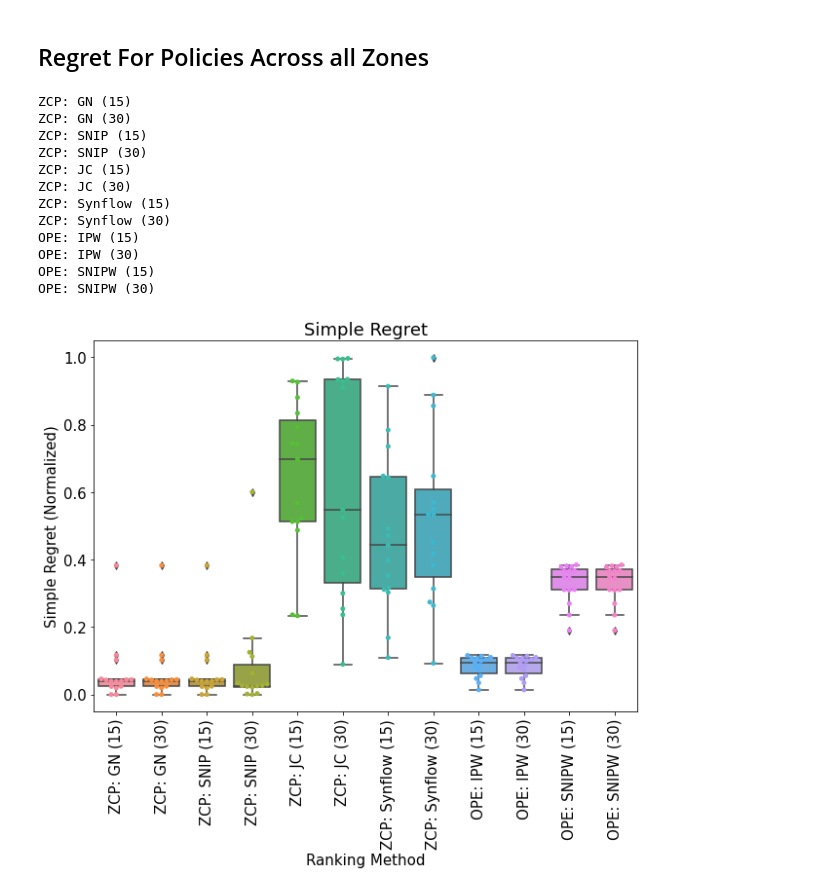
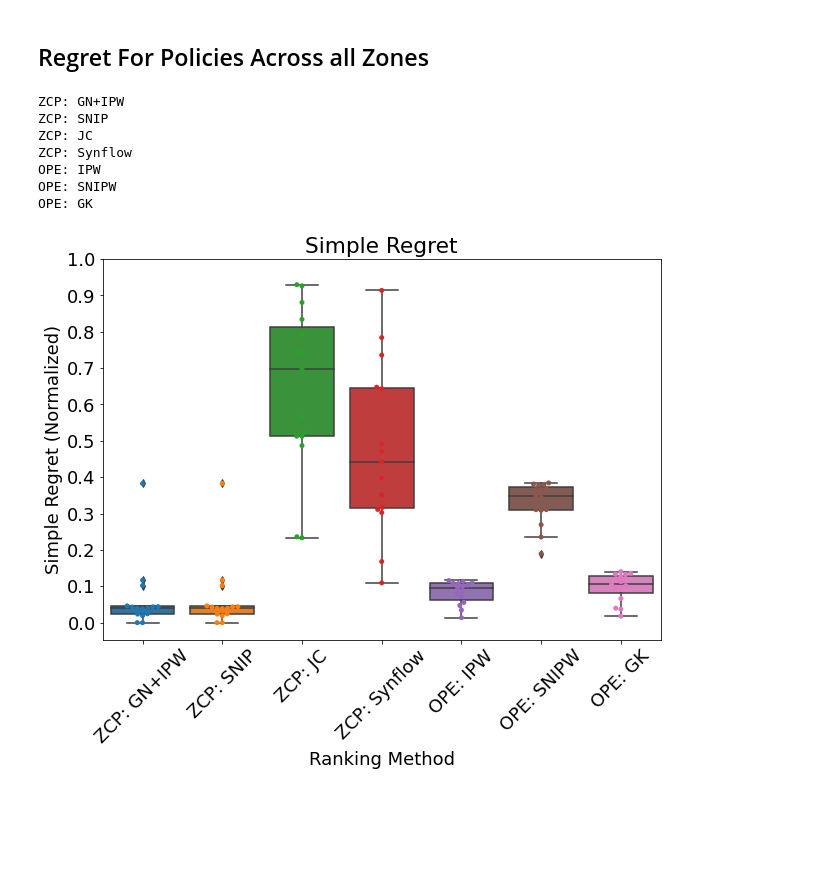
Before and after one commit to sustainable-computing/building-MARL, a Jupyter notebook: studies/PolicyRankingRegretAtKPlots_new_policies.ipynb, the cells around one changed output. Cells and saved outputs as stored; diff of their text form; code cells hidden in the pictures; blank space fills up the shorter version.

```diff
--- a/studies/PolicyRankingRegretAtKPlots_new_policies.ipynb
+++ b/studies/PolicyRankingRegretAtKPlots_new_policies.ipynb
@@ -36,18 +36,20 @@ def convert_to_df(policy_map, col_names=["policy","zone","score"]):
 # %%
 raw_scores_locs = {
     # "UCB: 1-Day Eval": "data/ucb_raw_scores_19_07_2022.pkl",
-    "ZCP: GN (15)": "data/grad_norm_raw_scores_15_days_19_07_2022_new_policies.pkl",
-    "ZCP: GN (30)": "data/grad_norm_raw_scores_30_days_19_07_2022_new_policies.pkl",
-    "ZCP: SNIP (15)": "data/snip_raw_scores_15_days_19_07_2022_new_policies.pkl",
-    "ZCP: SNIP (30)": "data/snip_raw_scores_30_days_19_07_2022_new_policies.pkl",
-    "ZCP: JC (15)": "data/jacob_cov_raw_scores_15_days_19_07_2022_new_policies.pkl",
-    "ZCP: JC (30)": "data/jacob_cov_raw_scores_30_days_19_07_2022_new_policies.pkl",
-    "ZCP: Synflow (15)": "data/synflow_raw_scores_15_days_19_07_2022_new_policies.pkl",
-    "ZCP: Synflow (30)": "data/synflow_raw_scores_30_days_19_07_2022_new_policies.pkl",
-    "OPE: IPW (15)": "data/ipw_raw_scores_15_days_19_07_2022_new_policies.pkl",
-    "OPE: IPW (30)": "data/ipw_raw_scores_30_days_19_07_2022_new_policies.pkl",
-    "OPE: SNIPW (15)": "data/snipw_raw_scores_15_days_19_07_2022_new_policies.pkl",
-    "OPE: SNIPW (30)": "data/snipw_raw_scores_30_days_19_07_2022_new_policies.pkl"
+    "ZCP: GN+IPW": "data/grad_norm/raw_scores/grad_norm_raw_scores_15_days_02_08_2022_new_policies.pkl",
+    # "ZCP: GN+IPW (30)": "data/grad_norm/raw_scores/grad_norm_raw_scores_30_days_02_08_2022_new_policies.pkl",
+    "ZCP: SNIP": "data/snip/raw_scores/snip_raw_scores_15_days_02_08_2022.pkl",
+    # "ZCP: SNIP (30)": "data/snip/raw_scores/snip_raw_scores_30_days_02_08_2022.pkl",
+    "ZCP: JC": "data/jacob_cov/raw_scores/jacob_cov_raw_scores_15_days_19_07_2022_new_policies.pkl",
+    # "ZCP: JC (30)": "data/jacob_cov/raw_scores/jacob_cov_raw_scores_30_days_19_07_2022_new_policies.pkl",
+    "ZCP: Synflow": "data/synflow/raw_scores/synflow_raw_scores_15_days_19_07_2022_new_policies.pkl",
+    # "ZCP: Synflow (30)": "data/synflow/raw_scores/synflow_raw_scores_30_days_19_07_2022_new_policies.pkl",
+    "OPE: IPW": "data/ipw/raw_scores/ipw_raw_scores_15_days_19_07_2022_new_policies.pkl",
+    # "OPE: IPW (30)": "data/ipw/raw_scores/ipw_raw_scores_30_days_19_07_2022_new_policies.pkl",
+    "OPE: SNIPW": "data/snipw/raw_scores/snipw_raw_scores_15_days_19_07_2022_new_policies.pkl",
+    # "OPE: SNIPW (30)": "data/snipw/raw_scores/snipw_raw_scores_30_days_19_07_2022_new_policies.pkl",
+    "OPE: GK": "data/ContinuousActionGaussian/raw_scores/0.3_15_days_03_08_2022.pkl",
+    # "OPE: GK (30)": "data/ContinuousActionGaussian/raw_scores/continuous_action_gaussian_0.3_raw_scores_30_days_01_08_2022.pkl"
 }
 
 raw_scores = {}
@@ -72,7 +74,7 @@ def calc_simple_regret(prediction, ground_truth, method):
 
     if method.split(" ")[1] in ["Synflow"]:
         ascending = True
-    elif method.split(" ")[1] in ["GN", "SNIP", "JC", "IPW", "SNIPW", "1-Day"]:
+    elif method.split(" ")[1] in ["GN+IPW", "SNIP", "JC", "IPW", "SNIPW", "1-Day", "GK"]:
         ascending = False
     prediction = prediction.sort_values(by=["score"], ascending=ascending)
 
@@ -90,7 +92,7 @@ def calc_regret_at_k(prediction, ground_truth, method, k=5):
 
     if method.split(" ")[1] in ["Synflow"]:
         ascending = True
-    elif method.split(" ")[1] in ["GN", "SNIP", "JC", "IPW", "SNIPW", "1-Day"]:
+    elif method.split(" ")[1] in ["GN+IPW", "SNIP", "JC", "IPW", "SNIPW", "1-Day", "GK"]:
         ascending = False
     prediction = prediction.sort_values(by=["score"], ascending=ascending)
     # prediction = prediction.sort_values(by=["score"])
@@ -132,34 +134,30 @@ for method in raw_scores:
     dfs.append(df.copy())
 plot_df = pd.concat(dfs)
 # %% [output]
-ZCP: GN (15)
-ZCP: GN (30)
-ZCP: SNIP (15)
-ZCP: SNIP (30)
-ZCP: JC (15)
-ZCP: JC (30)
-ZCP: Synflow (15)
-ZCP: Synflow (30)
-OPE: IPW (15)
-OPE: IPW (30)
-OPE: SNIPW (15)
-OPE: SNIPW (30)
+ZCP: GN+IPW
+ZCP: SNIP
+ZCP: JC
+ZCP: Synflow
+OPE: IPW
+OPE: SNIPW
+OPE: GK
 # %%
 font = {'family' : 'normal',
         'weight' : 'normal',
-        'size'   : 15}
+        'size'   : 18}
 plt.rc("font", **font)
 # %%
 plt.figure(figsize=(10, 7))
 plt.title("Simple Regret")
 sns.boxplot(x="method", y="regret", data=plot_df)
 sns.swarmplot(x="method", y="regret", data=plot_df)
 plt.xlabel("Ranking Method")
 plt.ylabel("Simple Regret (Normalized)")
-plt.xticks(rotation=90)
-plt.savefig("plots/simple_regret_29_07_2022_new_policies.pdf", dpi=300, bbox_inches="tight")
+plt.xticks(rotation=45)
+plt.yticks(np.arange(0, 1.01, step=0.1))
+plt.savefig("plots/simple_regret_11_08_2022_new_policies.pdf", dpi=300, bbox_inches="tight")
 # %% [output]
-[figure, old version]
+[figure, new version]
 # %%
 plt.figure(figsize=(10, 7))
 plt.title(f"Regret @ {K}")
```
Also changed, not shown: parts of 1 cell of this notebook, 10 other files.
